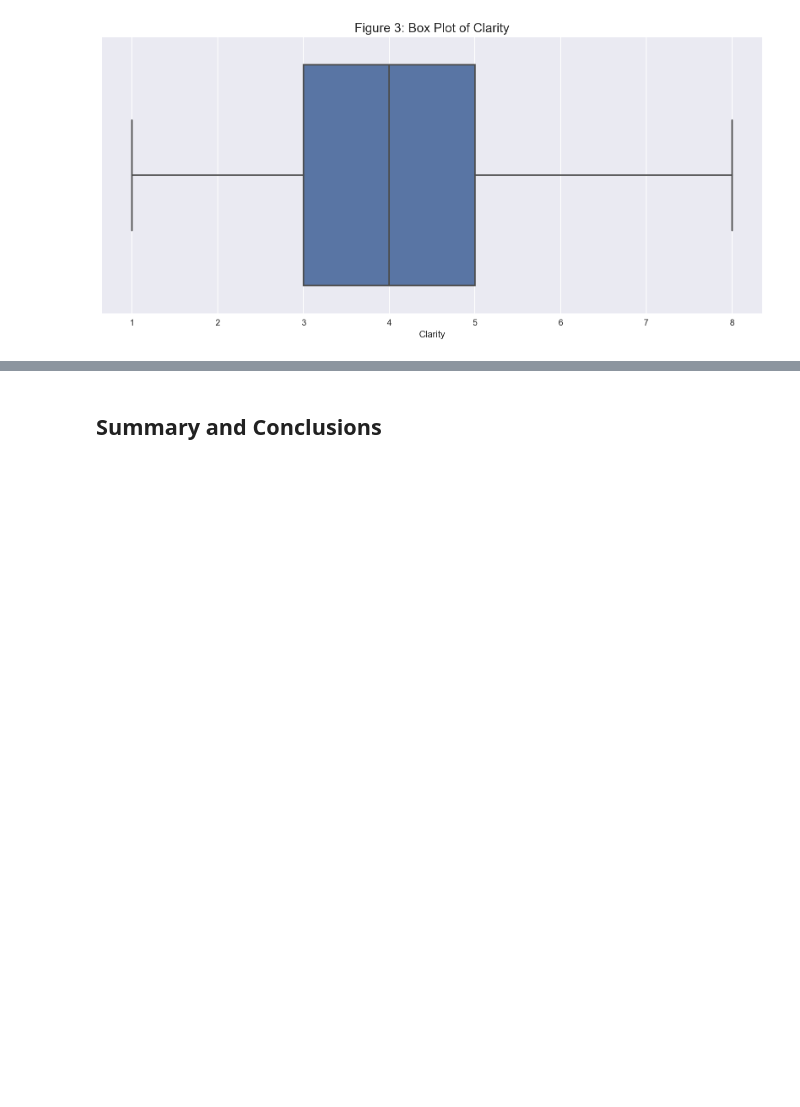
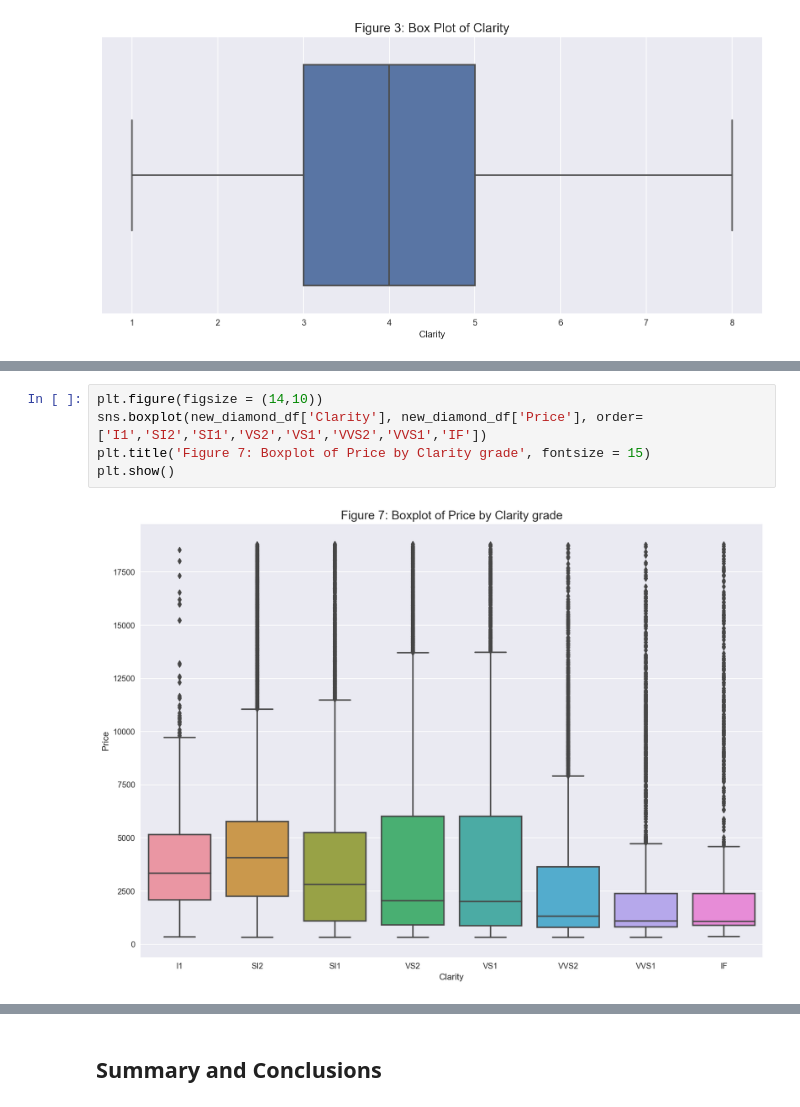
Before and after one commit to Jobi060704/Predicting-Diamond-Prices-RMIT, a Jupyter notebook: mathstuffthing.ipynb, the cells around one changed output, grey strips where cells are left out. Saved outputs shown, nothing was run; the diff lists cells and outputs as text; blank space fills up the shorter version.

Commit message:
Additon of 3 univariable plots, 6 two variable plots and three variable section

```diff
--- a/mathstuffthing.ipynb
+++ b/mathstuffthing.ipynb
@@ -234,0 +241,7 @@ plt.show()
+# %%
+plt.figure(figsize = (14,10))
+sns.boxplot(new_diamond_df['Clarity'], new_diamond_df['Price'], order=['I1','SI2','SI1','VS2','VS1','VVS2','VVS1','IF'])
+plt.title('Figure 7: Boxplot of Price by Clarity grade', fontsize = 15)
+plt.show()
+# %% [output]
+[figure, added]
```
Also changed, not shown: parts of 13 cells of this notebook.
